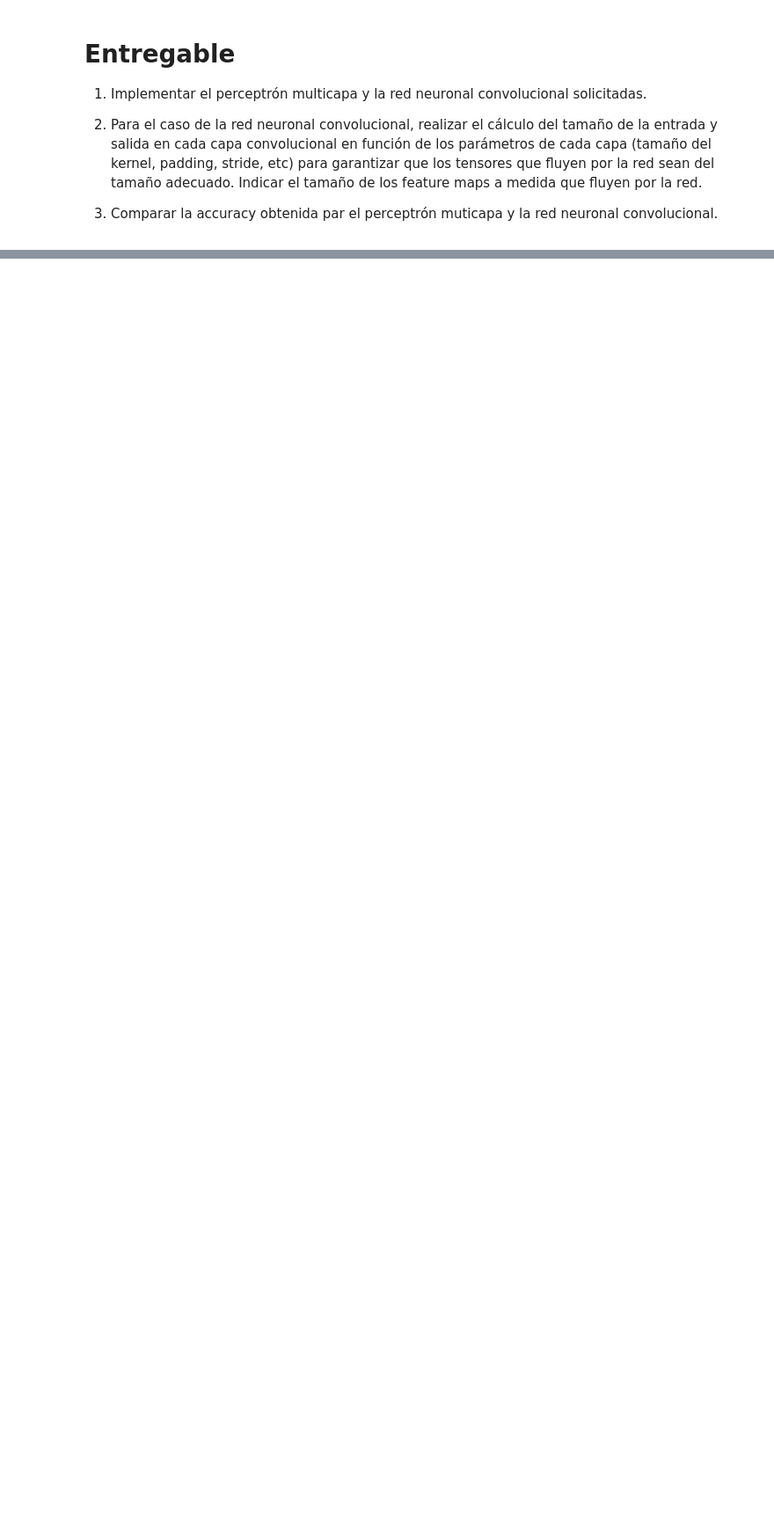
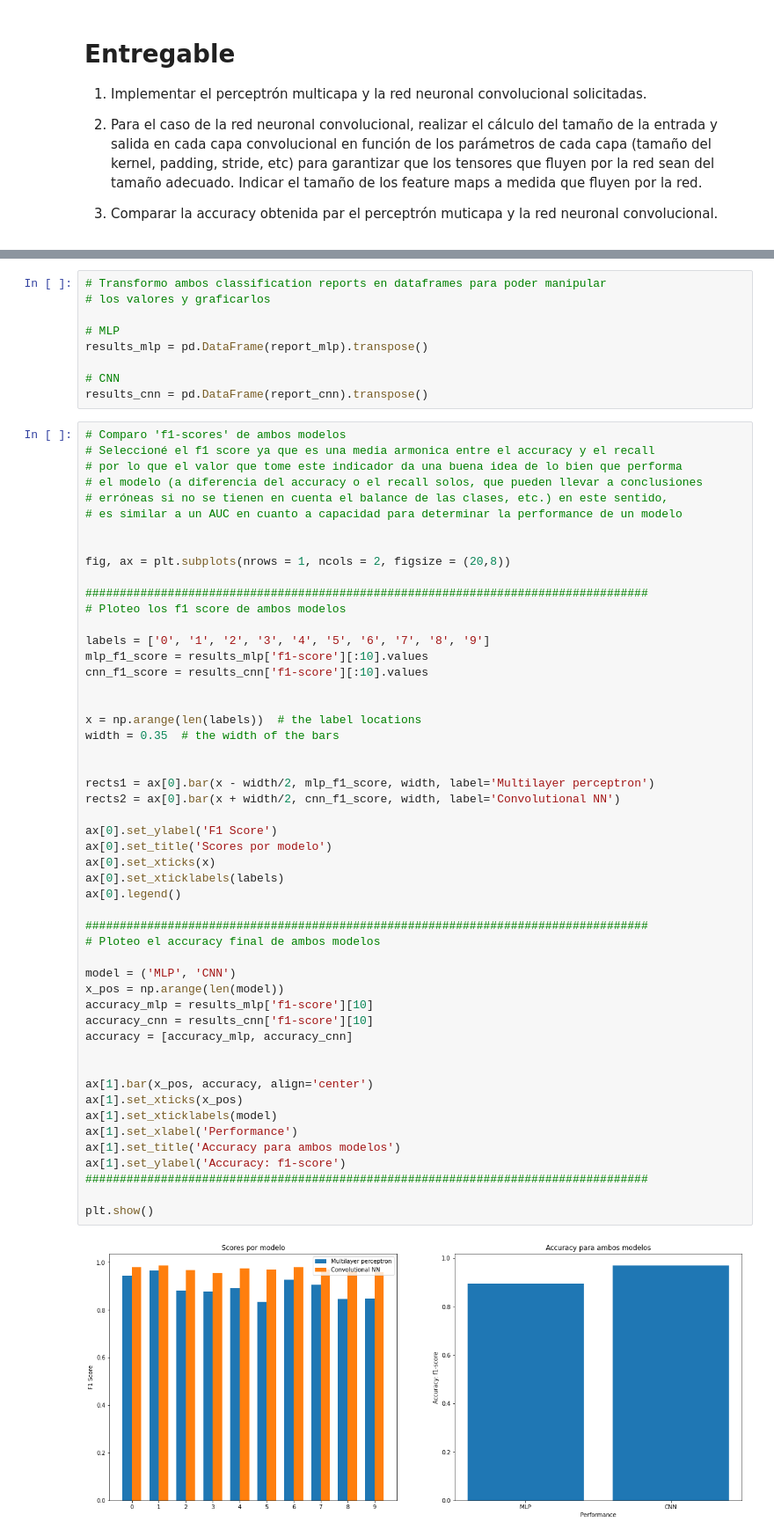
Before and after one commit to EmilianoLS/DiTellaML, a Jupyter notebook: Deep Learning/Práctica_3_Estudiantes.ipynb, the cells around one changed output, grey strips where cells are left out. Shown at 88% size. Drawn from its saved outputs; the diff is of its cells as text; blank space fills up the shorter version.

```diff
--- a/Deep Learning/Práctica_3_Estudiantes.ipynb
+++ b/Deep Learning/Práctica_3_Estudiantes.ipynb
@@ -454,0 +417,62 @@ results_cnn = showTestResults(cnn_net, flag = False)
+# %%
+# Transformo ambos classification reports en dataframes para poder manipular
+# los valores y graficarlos
+
+# MLP
+results_mlp = pd.DataFrame(report_mlp).transpose()
+
+# CNN
+results_cnn = pd.DataFrame(report_cnn).transpose()
+# %%
+# Comparo 'f1-scores' de ambos modelos
+# Seleccioné el f1 score ya que es una media armonica entre el accuracy y el recall
+# por lo que el valor que tome este indicador da una buena idea de lo bien que performa
+# el modelo (a diferencia del accuracy o el recall solos, que pueden llevar a conclusiones
+# erróneas si no se tienen en cuenta el balance de las clases, etc.) en este sentido,
+# es similar a un AUC en cuanto a capacidad para determinar la performance de un modelo
+
+
+fig, ax = plt.subplots(nrows = 1, ncols = 2, figsize = (20,8))
+
+##################################################################################
+# Ploteo los f1 score de ambos modelos
+
+labels = ['0', '1', '2', '3', '4', '5', '6', '7', '8', '9']
+mlp_f1_score = results_mlp['f1-score'][:10].values
+cnn_f1_score = results_cnn['f1-score'][:10].values
+
+
+x = np.arange(len(labels))  # the label locations
+width = 0.35  # the width of the bars
+
+
+rects1 = ax[0].bar(x - width/2, mlp_f1_score, width, label='Multilayer perceptron')
+rects2 = ax[0].bar(x + width/2, cnn_f1_score, width, label='Convolutional NN')
+
+ax[0].set_ylabel('F1 Score')
+ax[0].set_title('Scores por modelo')
+ax[0].set_xticks(x)
+ax[0].set_xticklabels(labels)
+ax[0].legend()
+
+##################################################################################
+# Ploteo el accuracy final de ambos modelos
+
+model = ('MLP', 'CNN')
+x_pos = np.arange(len(model))
+accuracy_mlp = results_mlp['f1-score'][10]
+accuracy_cnn = results_cnn['f1-score'][10]
+accuracy = [accuracy_mlp, accuracy_cnn]
+
+
+ax[1].bar(x_pos, accuracy, align='center')
+ax[1].set_xticks(x_pos)
+ax[1].set_xticklabels(model)
+ax[1].set_xlabel('Performance')
+ax[1].set_title('Accuracy para ambos modelos')
+ax[1].set_ylabel('Accuracy: f1-score')
+##################################################################################
+
+plt.show()
+# %% [output]
+[figure, added]
```
Also changed, not shown: parts of 9 cells of this notebook.
